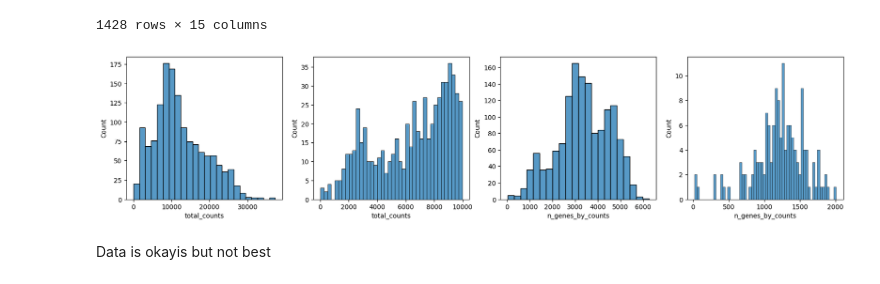
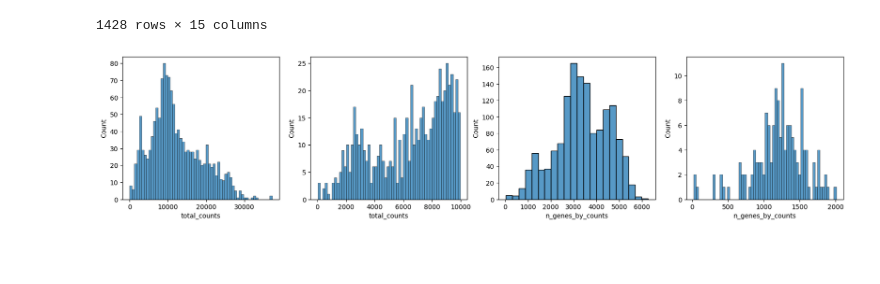
Before and after one commit to ThorstenCodes/spatial-transcriptomics-demo, a Jupyter notebook: dataset2_python/scripts/Preprocessing.ipynb, the cells around one changed output. Saved outputs shown, nothing was run; the diff lists cells and outputs as text; code cells hidden in the pictures; blank space fills up the shorter version.

Commit message:
finished preprocessing and evaluted data quality on histological slide

```diff
--- a/dataset2_python/scripts/Preprocessing.ipynb
+++ b/dataset2_python/scripts/Preprocessing.ipynb
@@ -118,13 +118,11 @@ adata.obs
 1428 rows × 15 columns
 # %%
 fig, axs = plt.subplots(1, 4, figsize=(20,4))
-sns.histplot(adata.obs['total_counts'], kde=False, ax = axs[0])
-sns.histplot(adata.obs['total_counts'][adata.obs['total_counts'] < 10000], bins=40, kde=False, ax = axs[1])
+sns.histplot(adata.obs['total_counts'], kde=False, bins=60, ax = axs[0])
+sns.histplot(adata.obs['total_counts'][adata.obs['total_counts'] < 10000], bins=60, kde=False, ax = axs[1])
 sns.histplot(adata.obs['n_genes_by_counts'], kde=False, ax = axs[2])
 sns.histplot(adata.obs['n_genes_by_counts'][adata.obs['total_counts'] < 4000], bins=60, kde=False, ax = axs[3])
 
 plt.show()
 # %% [output]
-[figure, old version]
+[figure, new version]
-# %% [markdown]
-Data is okayis but not best
```
Also changed, not shown: parts of 13 cells of this notebook.
